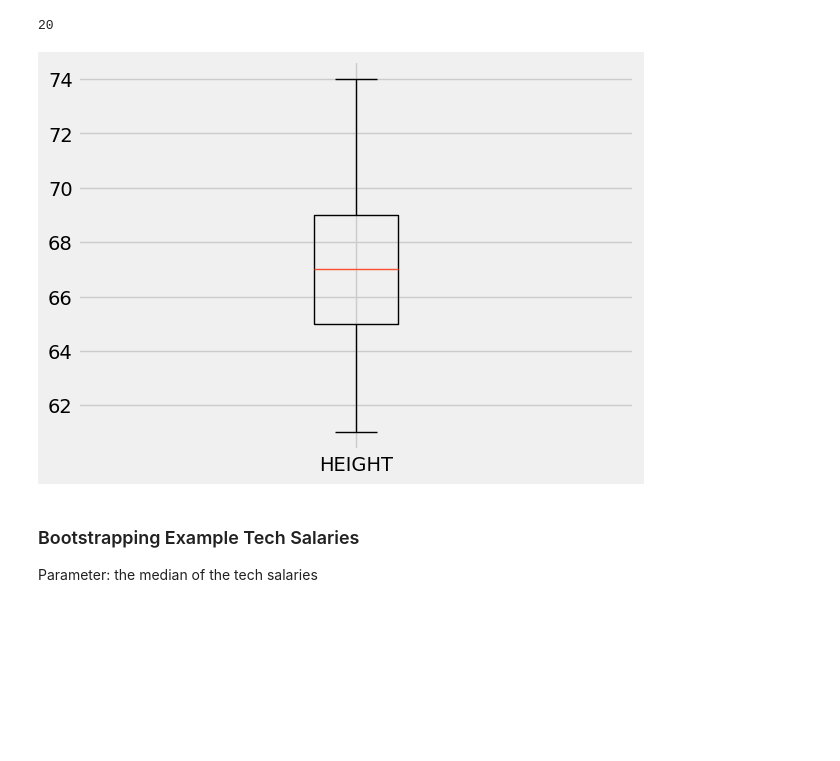
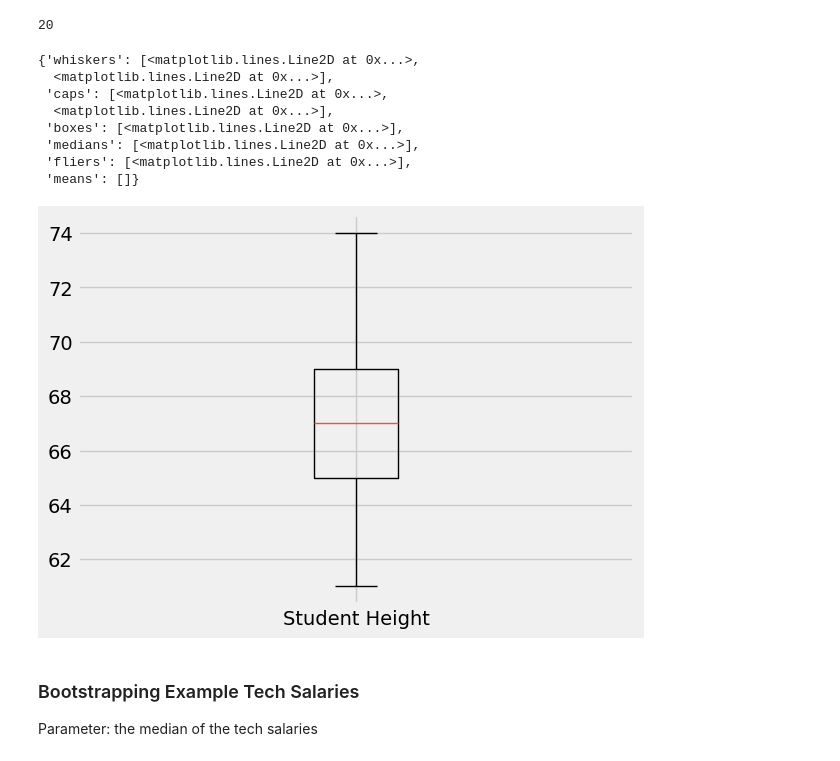
Before and after one commit to SRJC-Data-Science/materials-sp22, a Jupyter notebook: SRJC/lecture_note/lecture_23_24/confidence_intervals-pw.ipynb, the cells around one changed output. Drawn from its saved outputs; the diff is of its cells as text; code cells hidden in the pictures; blank space fills up the shorter version.

```diff
--- a/SRJC/lecture_note/lecture_23_24/confidence_intervals-pw.ipynb
+++ b/SRJC/lecture_note/lecture_23_24/confidence_intervals-pw.ipynb
@@ -145,9 +154,18 @@ percentile(50, students.column("AGE"))
 # %% [output]
 20
 # %%
-students.select('HEIGHT').boxplot()
+height_array = students.column('HEIGHT')
+plots.boxplot(height_array, tick_labels=['Student Height'])
 # %% [output]
+{'whiskers': [<matplotlib.lines.Line2D at 0x...>,
+  <matplotlib.lines.Line2D at 0x...>],
+ 'caps': [<matplotlib.lines.Line2D at 0x...>,
+  <matplotlib.lines.Line2D at 0x...>],
+ 'boxes': [<matplotlib.lines.Line2D at 0x...>],
+ 'medians': [<matplotlib.lines.Line2D at 0x...>],
+ 'fliers': [<matplotlib.lines.Line2D at 0x...>],
+ 'means': []}
-[figure, old version]
+[figure, new version]
 # %% [markdown]
 ### Bootstrapping Example Tech Salaries
 
```
Also changed, not shown: parts of 33 cells of this notebook.
